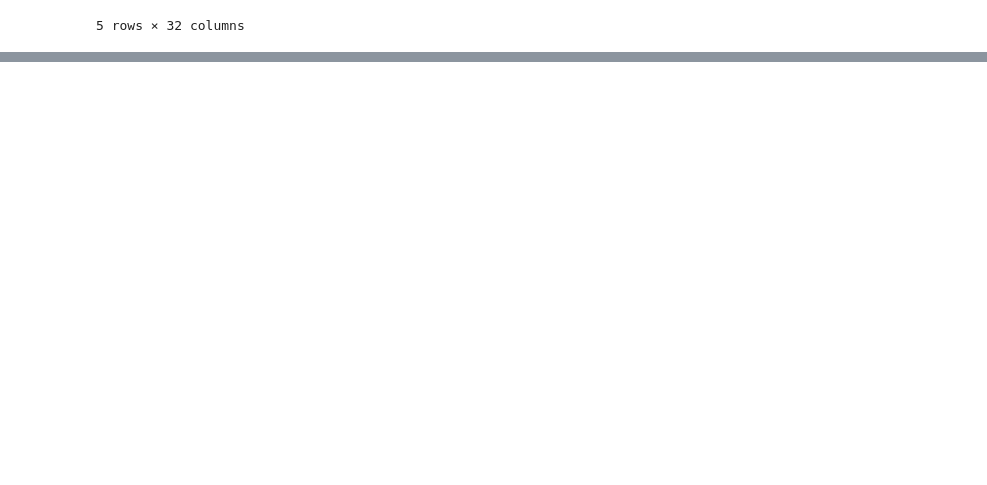
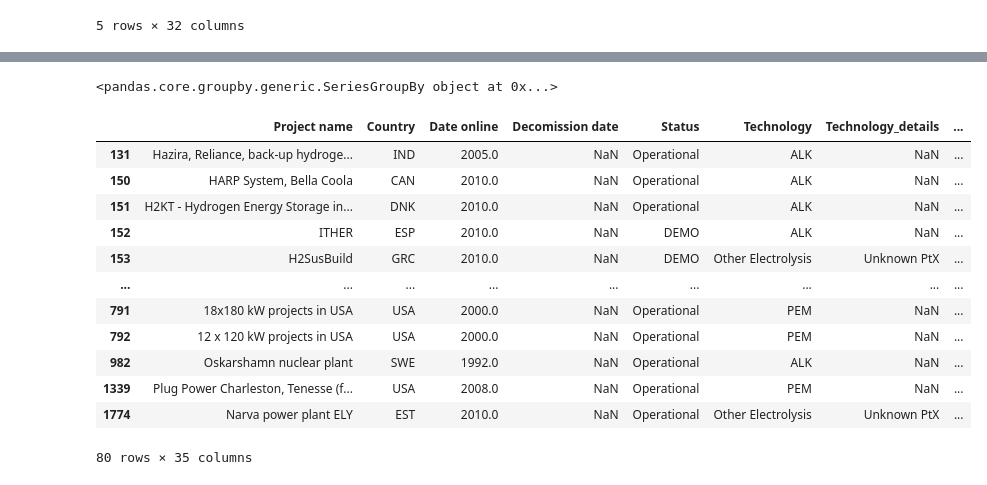
Before and after one commit to paulkubella/pk_H2_an_01, a Jupyter notebook: notebooks/h2_IEA_2024.ipynb, the cells around one changed output, grey strips where cells are left out. Drawn from its saved outputs; the diff is of its cells as text; code cells hidden in the pictures; blank space fills up the shorter version.

```diff
--- a/notebooks/h2_IEA_2024.ipynb
+++ b/notebooks/h2_IEA_2024.ipynb
@@ -7,6 +7,8 @@ import seaborn as sns
 
 %matplotlib inline
 plt.style.use('tableau-colorblind10')
+
+pd.set_option('display.precision', 2)
 # %%
 #look at first file
 df = pd.read_csv(filepath_or_buffer="../data/raw/iea-hydrogen-production-projects-database/projects.csv")
@@ -330,0 +343,3 @@ Text(0.5, 1.0, 'projects')
+# %%
+pd.set_option('display.max_columns', None)
+world.head()
@@ -330,0 +375,19 @@ Text(0.5, 1.0, 'projects')
+# %%
+
+mask = df_real_techn.loc[:, 'Date online'] <= 2010
+df_real_techn.loc[mask, :]
+# %% [output]
+<pandas.core.groupby.generic.SeriesGroupBy object at 0x...>
+|  | Project name | Country | Date online | Decomission date | Status | Technology | Technology_details | ... |
+| 131 | Hazira, Reliance, back-up hydroge... | IND | 2005.0 | NaN | Operational | ALK | NaN | ... |
+| 150 | HARP System, Bella Coola | CAN | 2010.0 | NaN | Operational | ALK | NaN | ... |
+| 151 | H2KT - Hydrogen Energy Storage in... | DNK | 2010.0 | NaN | Operational | ALK | NaN | ... |
+| 152 | ITHER | ESP | 2010.0 | NaN | DEMO | ALK | NaN | ... |
+| 153 | H2SusBuild | GRC | 2010.0 | NaN | DEMO | Other Electrolysis | Unknown PtX | ... |
+| ... | ... | ... | ... | ... | ... | ... | ... | ... |
+| 791 | 18x180 kW projects in USA | USA | 2000.0 | NaN | Operational | PEM | NaN | ... |
+| 792 | 12 x 120 kW projects in USA | USA | 2000.0 | NaN | Operational | PEM | NaN | ... |
+| 982 | Oskarshamn nuclear plant | SWE | 1992.0 | NaN | Operational | ALK | NaN | ... |
+| 1339 | Plug Power Charleston, Tenesse (f... | USA | 2008.0 | NaN | Operational | PEM | NaN | ... |
+| 1774 | Narva power plant ELY | EST | 2010.0 | NaN | Operational | Other Electrolysis | Unknown PtX | ... |
+80 rows × 35 columns
```
Also changed, not shown: parts of 10 cells of this notebook.
